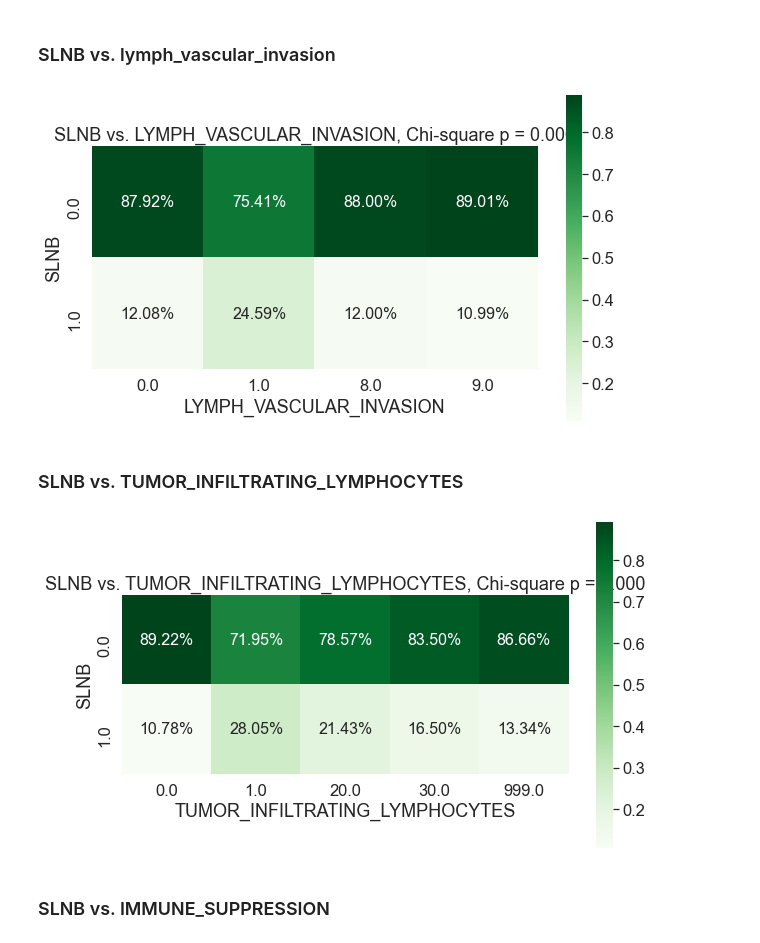
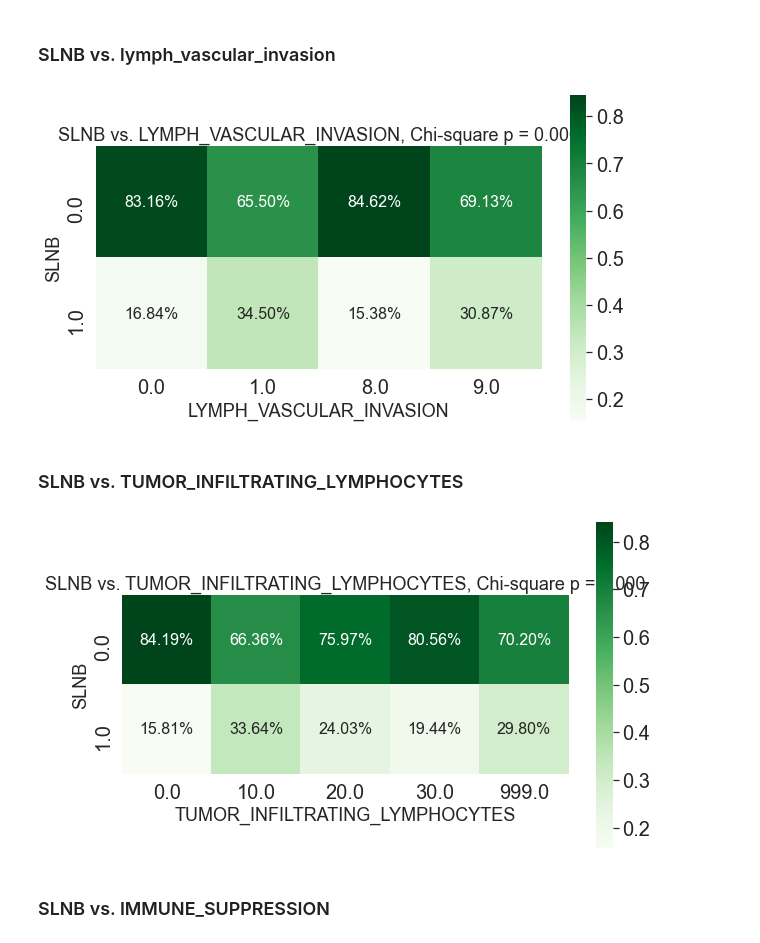
Before and after one commit to jerryji1993/MetMCC-SCAN, a Jupyter notebook: scripts/EDA.ipynb, the cells around one changed output. Cells and saved outputs as stored; diff of their text form; code cells hidden in the pictures.

```diff
--- a/scripts/EDA.ipynb
+++ b/scripts/EDA.ipynb
@@ -513,7 +619,8 @@ features = ['CS_SITESPECIFIC_FACTOR_1',
             'CS_SITESPECIFIC_FACTOR_19',
             'CS_SITESPECIFIC_FACTOR_3',
            ]
-mcc_ncdb = pd.read_csv(BASE_DIR+"../data/Merkel_NCDB_1.csv", index_col=0)
+# mcc_ncdb = pd.read_csv(BASE_DIR+"../data/Merkel_NCDB_1.csv", index_col=0)
+mcc_ncdb = pd.read_csv(BASE_DIR+"../data/Merkel_NCDB_augmented.csv", index_col=0)
 mcc_ncdb = mcc_ncdb[features].rename(columns={'CS_SITESPECIFIC_FACTOR_1':'DEPTH',
                                               'CS_SITESPECIFIC_FACTOR_21':'GROWTH_PATTERN',
                                               'CS_SITESPECIFIC_FACTOR_20':'TUMOR_INFILTRATING_LYMPHOCYTES',
@@ -581 +685,10 @@ TUMOR_BASE_TRANSECTION  0
 SLNB    0
+# %%
+# fill NaN for LYMPH_VASCULAR_INVASION as 9
+mcc_ncdb['LYMPH_VASCULAR_INVASION'] = mcc_ncdb['LYMPH_VASCULAR_INVASION'].fillna(9)
+
+# find out the 106 rows that misses almost everything and remove
+mcc_ncdb[mcc_ncdb.isnull().any(axis=1)]
+
+# drop those rows
+mcc_ncdb.dropna(inplace=True)
@@ -737,19 +859,23 @@ plt.show()
 # %% [markdown]
 ### SLNB vs. lymph_vascular_invasion
 # %%
+params = {'axes.titlesize':'18',
+          'xtick.labelsize':'20',
+          'ytick.labelsize':'20'}
+matplotlib.rcParams.update(params)
 plot_data = pd.crosstab(mcc_ncdb['SLNB'],mcc_ncdb['LYMPH_VASCULAR_INVASION'])
 chi2, pval, dof, ex = stats.chi2_contingency(plot_data.to_numpy(), correction=False)
 plot_data = plot_data/plot_data.sum(axis=0)
 plt.figure(figsize=(10,6))
 sns.heatmap(plot_data,
             annot=True,
             cmap='Greens',
             square=True,
             fmt = '.2%').set_title('SLNB vs. LYMPH_VASCULAR_INVASION, Chi-square p = {:.3f}'.format(pval))
 # plt.text(0.5,25,'p = {:.3f}'.format(pval))
-plt.show()
+plt.savefig(BASE_DIR+'../image/SLNBvsLVI.pdf')
 # %% [output]
-[figure, old version]
+[figure, new version]
 # %% [markdown]
 ### SLNB vs. TUMOR_INFILTRATING_LYMPHOCYTES
 # %%
@@ -763,9 +889,9 @@ sns.heatmap(plot_data,
             square=True,
             fmt = '.2%').set_title('SLNB vs. TUMOR_INFILTRATING_LYMPHOCYTES, Chi-square p = {:.3f}'.format(pval))
 # plt.text(0.5,25,'p = {:.3f}'.format(pval))
-plt.show()
+plt.savefig(BASE_DIR+'../image/SLNBvsTIL.pdf')
 # %% [output]
-[figure, old version]
+[figure, new version]
 # %% [markdown]
 ### SLNB vs. IMMUNE_SUPPRESSION
 # %%
```
Also changed, not shown: parts of 45 cells of this notebook.
